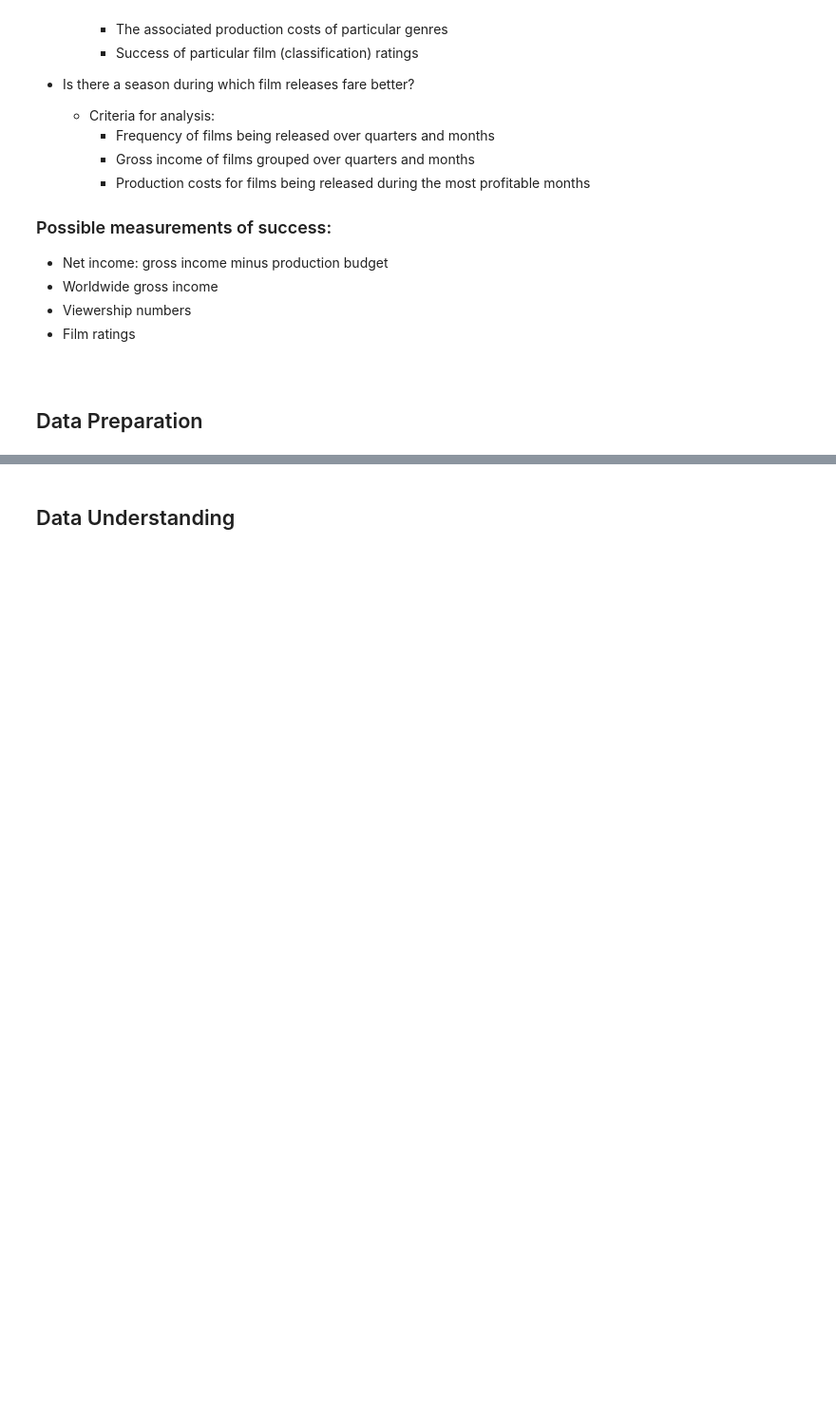
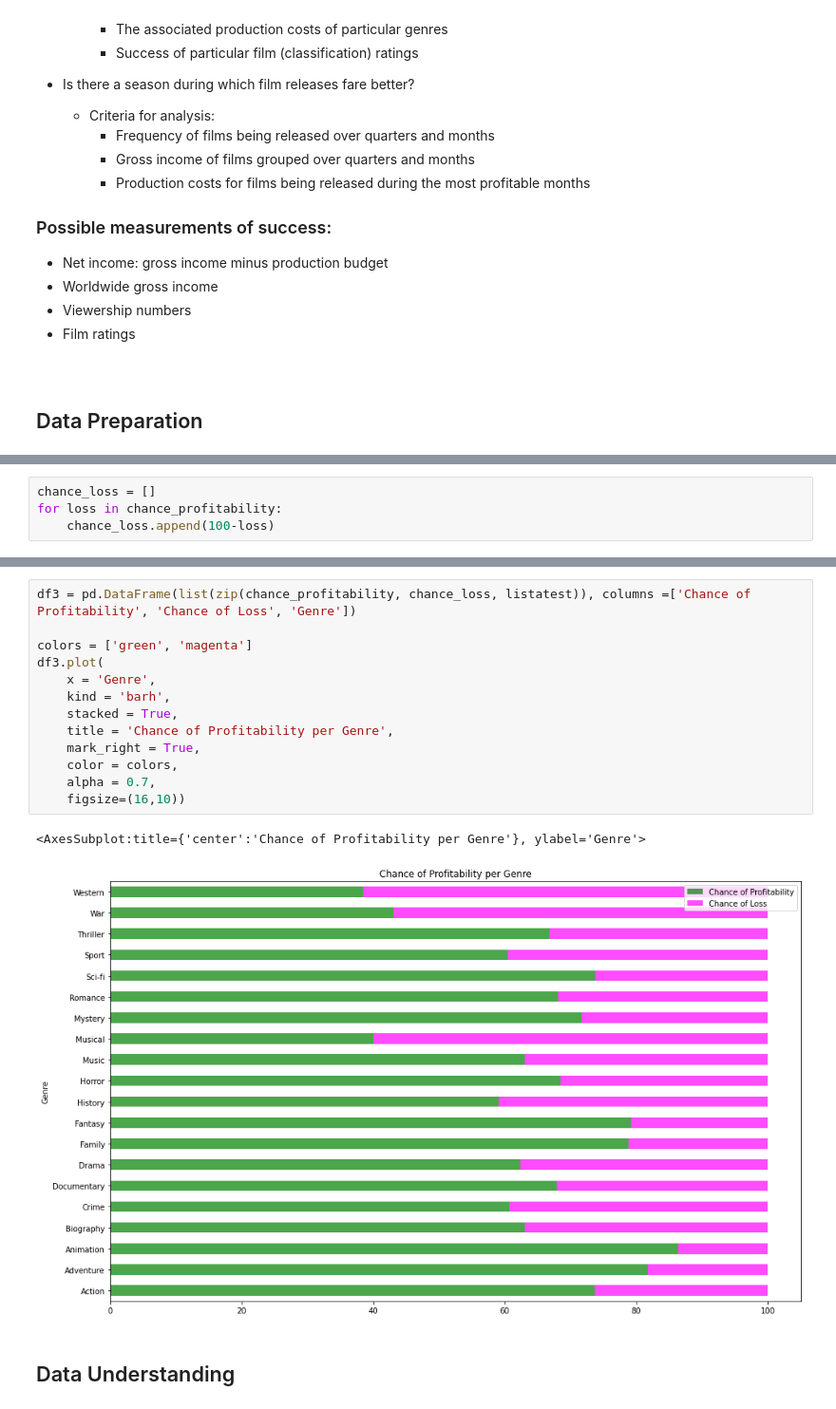
Before and after one commit to learn-co-curriculum/dsc-phase-1-project, a Jupyter notebook: final-notebook-outline.ipynb, the cells around one changed output, grey strips where cells are left out. Shown at 95% size. Saved outputs shown, nothing was run; the diff lists cells and outputs as text; blank space fills up the shorter version.

```diff
--- a/final-notebook-outline.ipynb
+++ b/final-notebook-outline.ipynb
@@ -46,0 +392,4 @@ In order to generate actionable insights for this stakeholder, we are inspecting
+# %%
+chance_loss = []
+for loss in chance_profitability:
+    chance_loss.append(100-loss)
@@ -47,3 +412,19 @@ In order to generate actionable insights for this stakeholder, we are inspecting
+# %%
+df3 = pd.DataFrame(list(zip(chance_profitability, chance_loss, listatest)), columns =['Chance of Profitability', 'Chance of Loss', 'Genre'])
+
+colors = ['green', 'magenta']
+df3.plot(
+    x = 'Genre',
+    kind = 'barh',
+    stacked = True,
+    title = 'Chance of Profitability per Genre',
+    mark_right = True,
+    color = colors,
+    alpha = 0.7,
+    figsize=(16,10))
+# %% [output]
+<AxesSubplot:title={'center':'Chance of Profitability per Genre'}, ylabel='Genre'>
+[figure, added]
 # %% [markdown]
 ## Data Understanding
 # %% [markdown]
```
Also changed, not shown: parts of 65 cells of this notebook.
